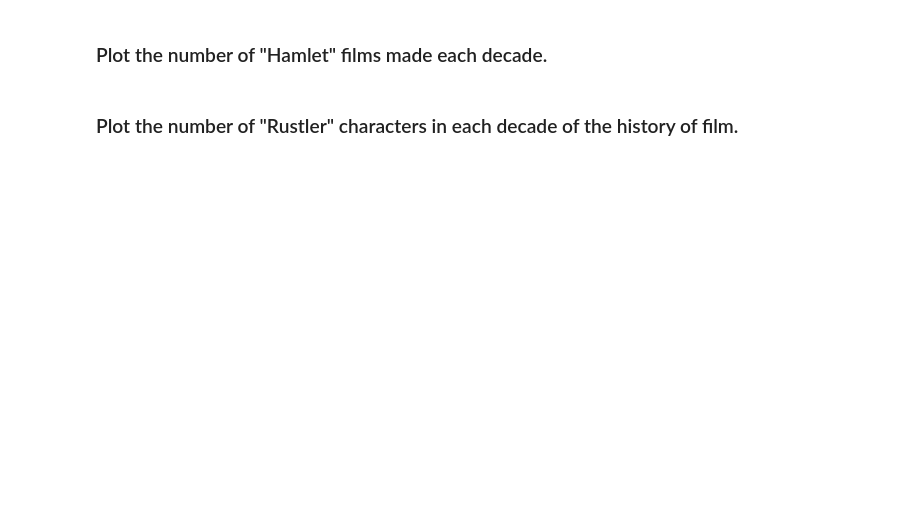
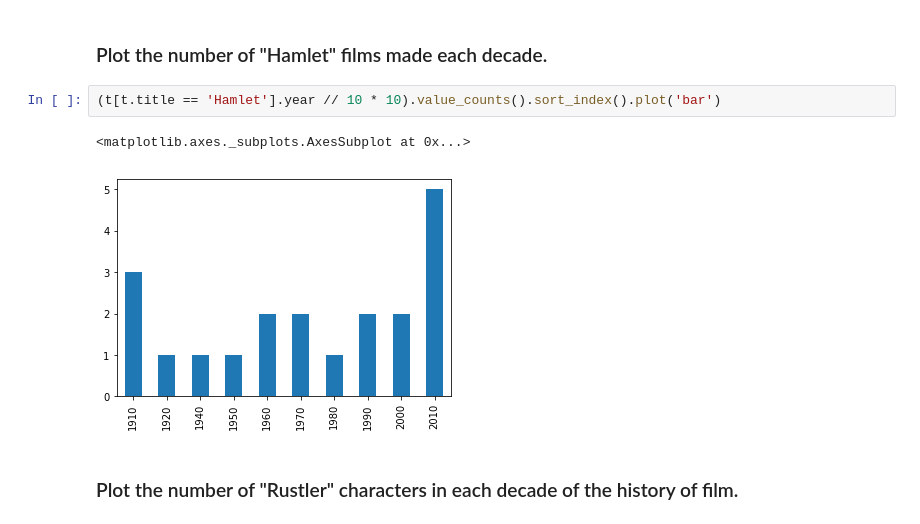
Before and after one commit to hignfy/pandas, a Jupyter notebook: Exercises-2.ipynb, the cells around one changed output. Cells and saved outputs as stored; diff of their text form; blank space fills up the shorter version.

```diff
--- a/Exercises-2.ipynb
+++ b/Exercises-2.ipynb
@@ -34,4 +63,9 @@ cast.head()
 # %% [markdown]
 ### Plot the number of "Hamlet" films made each decade.
+# %%
+(t[t.title == 'Hamlet'].year // 10 * 10).value_counts().sort_index().plot('bar')
+# %% [output]
+<matplotlib.axes._subplots.AxesSubplot at 0x...>
+[figure, added]
 # %% [markdown]
 ### Plot the number of "Rustler" characters in each decade of the history of film.
```
Also changed, not shown: parts of 21 cells of this notebook.
